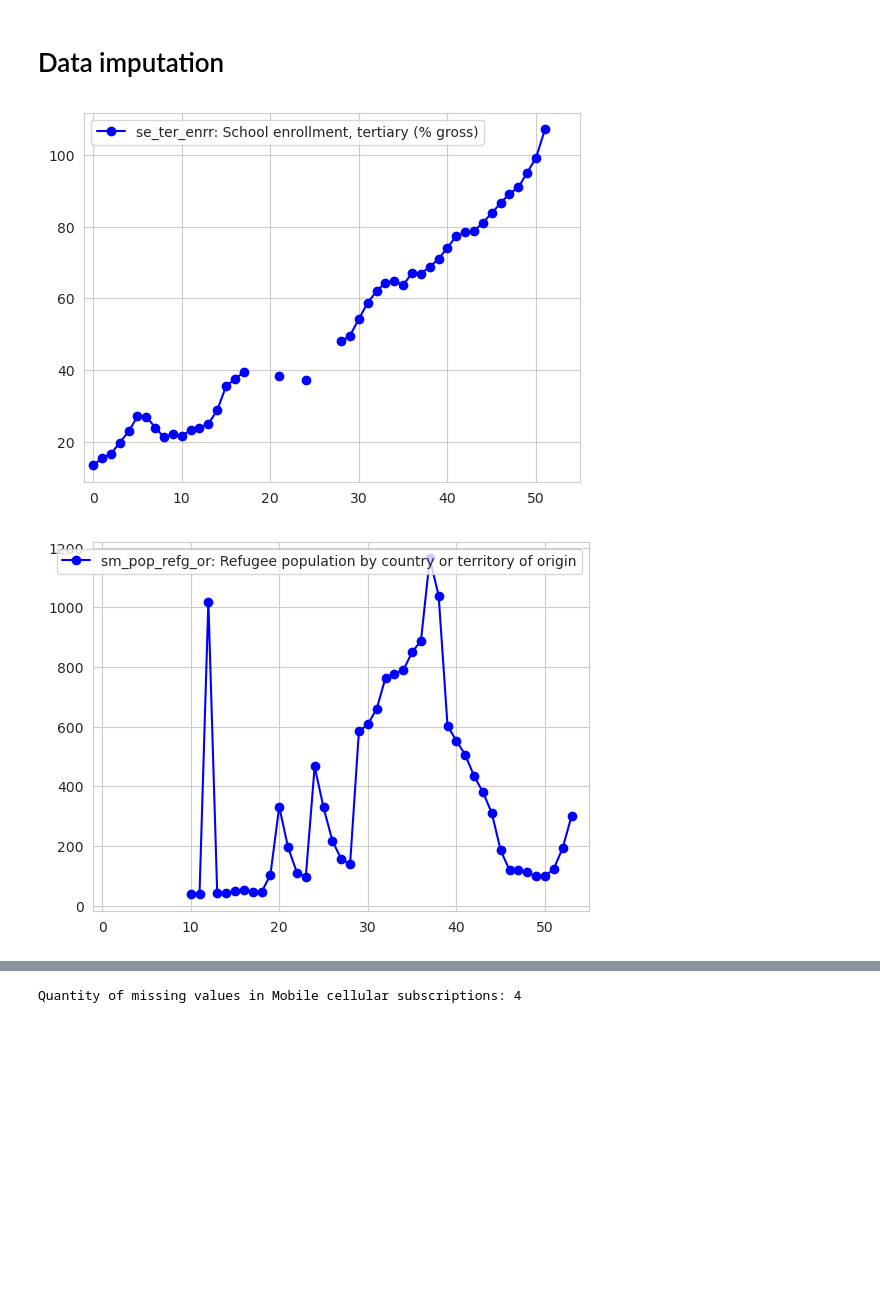
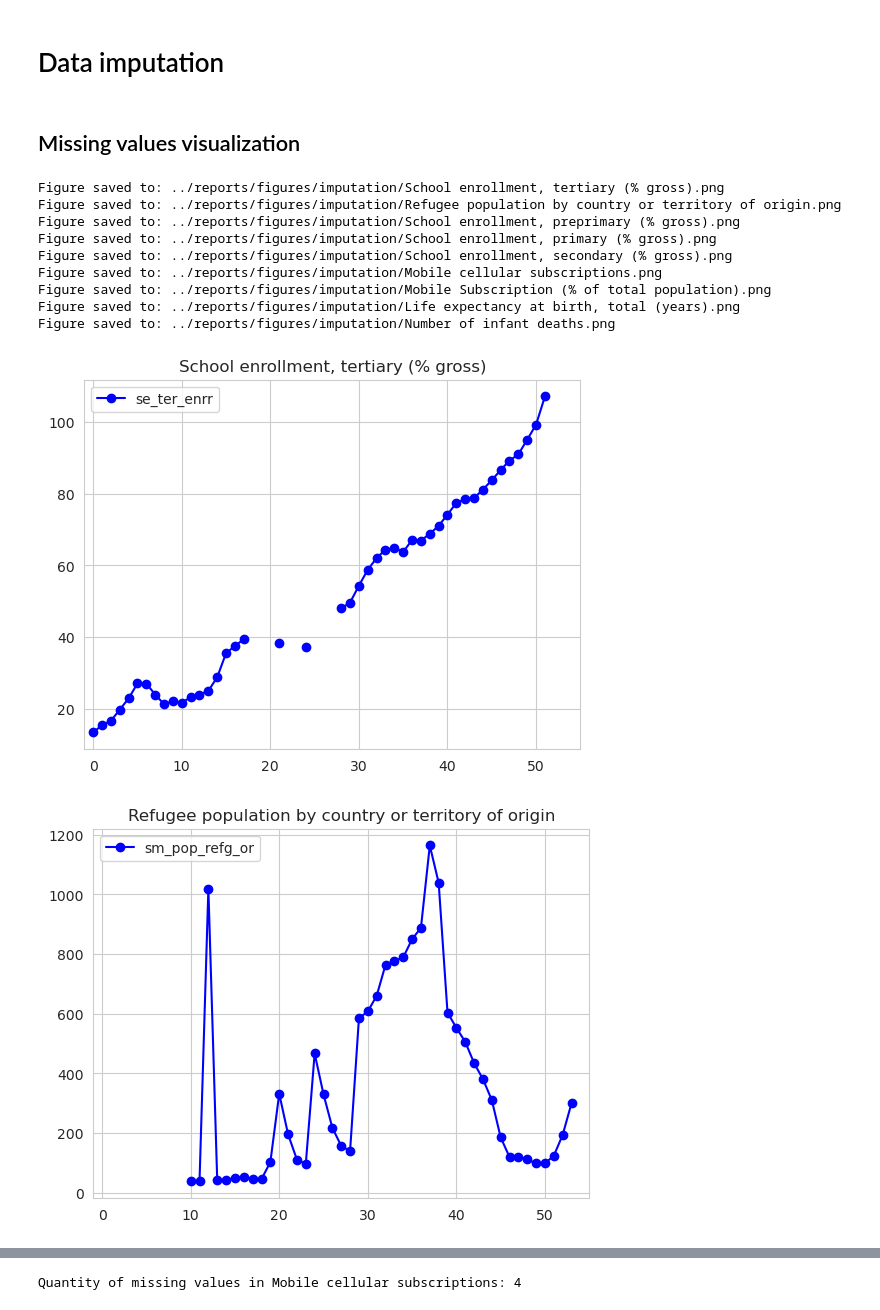
Before and after one commit to alejo-cuello/research-on-argentina, a Jupyter notebook: notebooks/0.2-alejo-impute_data.ipynb, the cells around one changed output, grey strips where cells are left out. Saved outputs shown, nothing was run; the diff lists cells and outputs as text; code cells hidden in the pictures; blank space fills up the shorter version.

Commit message:
Finish simple imputation

```diff
--- a/notebooks/0.2-alejo-impute_data.ipynb
+++ b/notebooks/0.2-alejo-impute_data.ipynb
@@ -116,10 +116,23 @@ shadow_matrix.head()
 5 rows × 37 columns
 # %% [markdown]
 # Data imputation
+# %% [markdown]
+## Missing values visualization
 # %%
 for i, col in enumerate(columns_with_missing_values):
     arg_di_df[[col]].plot(color="blue",marker="o",xlim=(-1,55))
-    plt.legend([(col + ": " + get_indicator_name(col,True))])
+    title = get_indicator_name(col,True)
+    plt.title(title)
+    save_figure(title, subfolder="imputation")
 # %% [output]
+Figure saved to: ../reports/figures/imputation/School enrollment, tertiary (% gross).png
+Figure saved to: ../reports/figures/imputation/Refugee population by country or territory of origin.png
+Figure saved to: ../reports/figures/imputation/School enrollment, preprimary (% gross).png
+Figure saved to: ../reports/figures/imputation/School enrollment, primary (% gross).png
+Figure saved to: ../reports/figures/imputation/School enrollment, secondary (% gross).png
+Figure saved to: ../reports/figures/imputation/Mobile cellular subscriptions.png
+Figure saved to: ../reports/figures/imputation/Mobile Subscription (% of total population).png
+Figure saved to: ../reports/figures/imputation/Life expectancy at birth, total (years).png
+Figure saved to: ../reports/figures/imputation/Number of infant deaths.png
-[figure, old version]
+[figure, new version]
-[figure, old version]
+[figure, new version]
```
Also changed, not shown: parts of 23 cells of this notebook.
